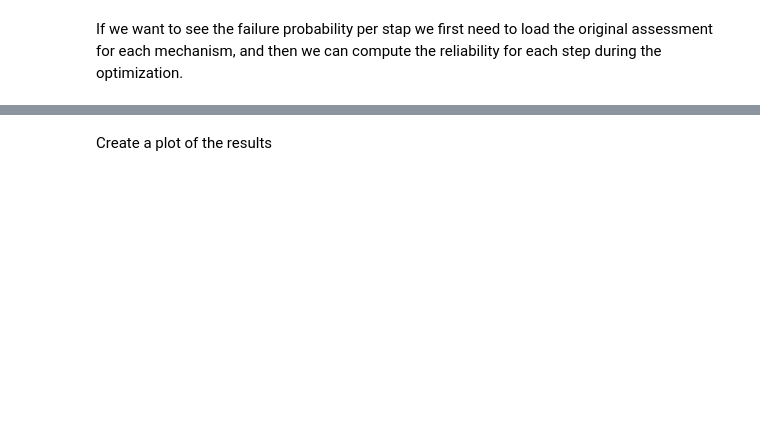
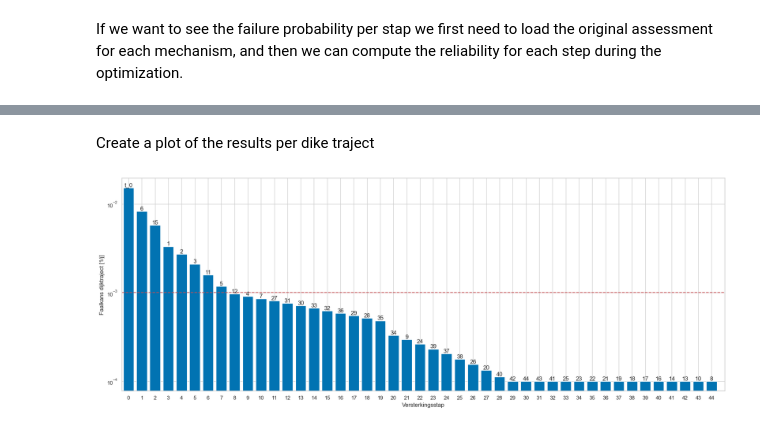
Before and after one commit to Deltares/VRSuiteUtils, a Jupyter notebook: postprocessing/notebook_sort_by_failure_prob.ipynb, the cells around one changed output, grey strips where cells are left out. Drawn from its saved outputs; the diff is of its cells as text; code cells hidden in the pictures; blank space fills up the shorter version.

```diff
--- a/postprocessing/notebook_sort_by_failure_prob.ipynb
+++ b/postprocessing/notebook_sort_by_failure_prob.ipynb
@@ -142,11 +159,11 @@ n_sections = len(section_ids)
 n_beta = len(assessment_results[MechanismEnum.OVERFLOW][section_ids[0]]['beta'])
 print(f"n_sections: {n_sections}, n_beta: {n_beta}")
 
-t = 50
+t = 25
 
 assessment_results_temp = copy.deepcopy(assessment_results)
 
-section_in_step = [0]
+section_in_step = ['t_0']
 beta_per_step = [initial_traject_prob[t]]
 
 # loop over the different sections
@@ -169,7 +186,7 @@ for i in range(1, n_sections+1):
         traject_prob_temp = traject_prob_temp[t]
         # print(traject_prob_temp)
         if traject_prob_temp <= min_traject_prob:
-            min_traject_prob = traject_prob_temp
+            min_traject_prob = max(traject_prob_temp, pf_eis/10.) # traject probability will not be smaller than Pf_eis/10
             min_section = section_id
 
     print(f"In step {i}, reinforcing section {min_section} leads to the largest probability reduction on traject level. Traject probability: {min_traject_prob}")
@@ -183,3 +200,8 @@ for i in range(1, n_sections+1):
 
     # remove min_section from section_ids
     section_ids_temp.remove(min_section)
+
+section_in_step_forward = section_in_step
+
+# save assessment_results_temp tot assessment_results_final
+assessment_results_final = assessment_results_temp
@@ -192,21 +235,27 @@ print(traject_probability_final_final)
 # %% [markdown]
-Create a plot of the results
+Create a plot of the results per dike traject
 # %%
 # create a bar plot of the Pf values (on the y axis) and the section ids (on the x axis)
 # y-axis in log scale
 fig, ax = plt.subplots()
 # make width dependent on number of sections, so that labels fit
-fig.set_size_inches(0.5*len(section_in_step), 5)
+fig.set_size_inches(0.5*len(section_in_step), 8)
 # add title
-ax.set_title('Pf values of dike traject')
+# ax.set_title('')
 ax.bar(np.arange(0, len(section_in_step)), beta_per_step, color=colors[0])
 ax.set_yscale('log')
 # add section_data above each bar
 for i in range(len(beta_per_step)):
     ax.text(i, beta_per_step[i], f"{section_in_step[i]}", ha='center', va='bottom')
-ax.set_xlabel('strenthening step')
-# hide x-ticks
-# ax.set_xticks([])
-ax.set_xlim(-0.5, len(section_in_step)+.5)
-ax.set_ylabel('Pf')
+ax.set_xlabel('Versterkingsstap')
+# xticks should be integers and go from zero to the number of sections
+ax.set_xticks(np.arange(0, len(section_in_step)))
+ax.set_xlim(-0.5, len(section_in_step))
+ax.set_ylabel('Faalkans dijktraject [1/j]')
+# add a horizontal line at Pf_eis
+ax.axhline(y=pf_eis, color='r', linestyle='--')
+# save the figure
+fig.savefig(output_dir / 'reinforcement_steps.png', dpi=300, bbox_inches='tight')
 plt.show()
+# %% [output]
+[figure, added]
```
Also changed, not shown: parts of 15 cells of this notebook, 1 other file.
